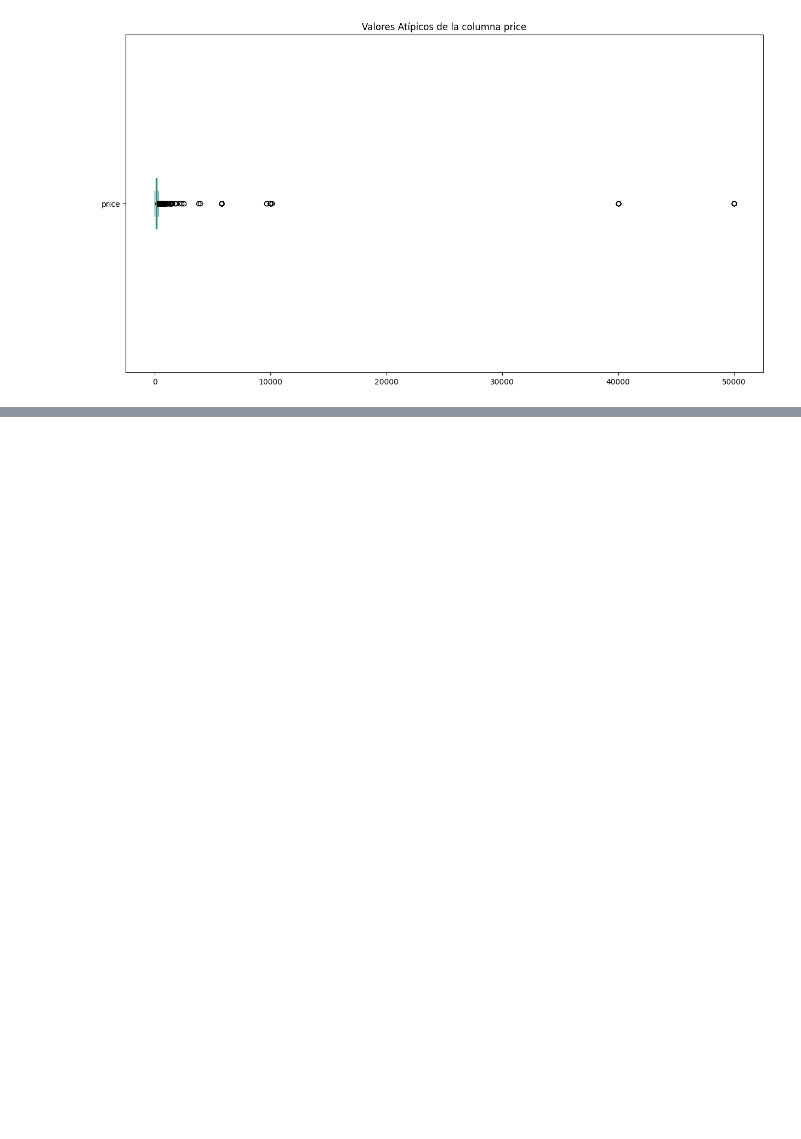
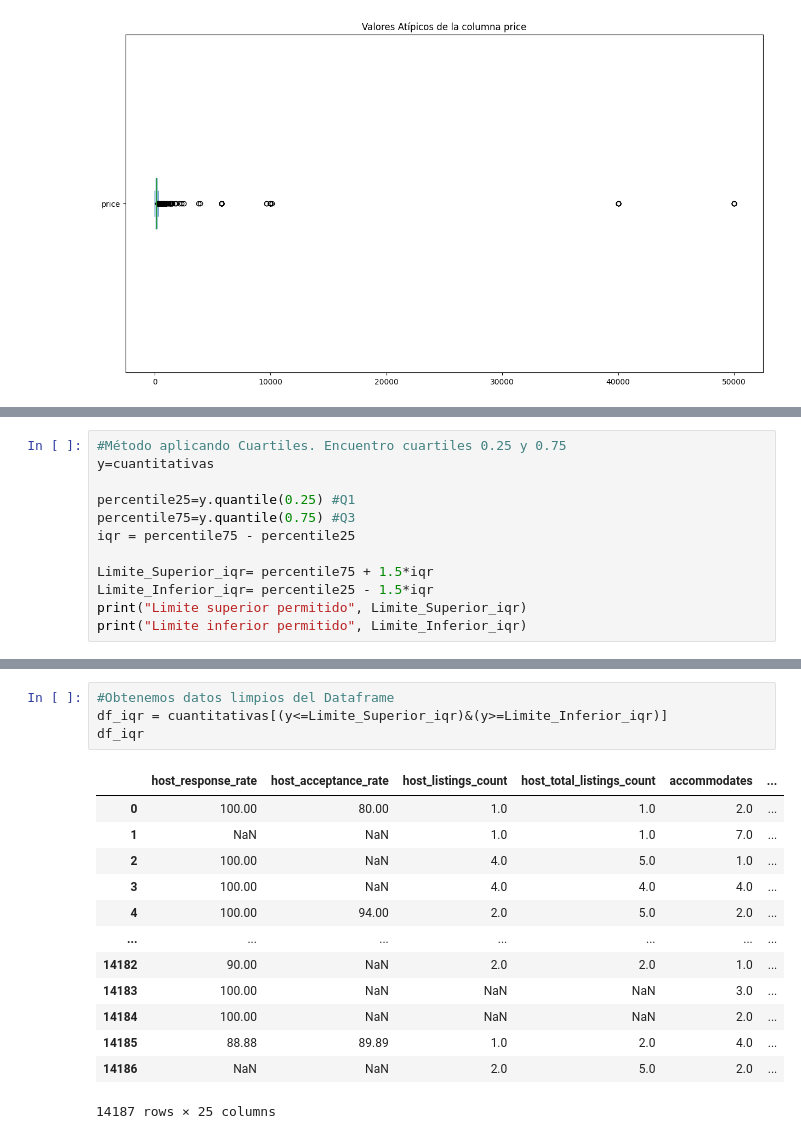
Before and after one commit to Raydays55/Valores_Atipicos, a Jupyter notebook: Actividad 4.2/Act_4_2.ipynb, the cells around one changed output, grey strips where cells are left out. Saved outputs shown, nothing was run; the diff lists cells and outputs as text; blank space fills up the shorter version.

```diff
--- a/Actividad 4.2/Act_4_2.ipynb
+++ b/Actividad 4.2/Act_4_2.ipynb
@@ -122,0 +132,12 @@ plt.show() #dibujamos el diagrama
+# %%
+#Método aplicando Cuartiles. Encuentro cuartiles 0.25 y 0.75
+y=cuantitativas
+
+percentile25=y.quantile(0.25) #Q1
+percentile75=y.quantile(0.75) #Q3
+iqr = percentile75 - percentile25
+
+Limite_Superior_iqr= percentile75 + 1.5*iqr
+Limite_Inferior_iqr= percentile25 - 1.5*iqr
+print("Limite superior permitido", Limite_Superior_iqr)
+print("Limite inferior permitido", Limite_Inferior_iqr)
@@ -122,0 +175,18 @@ plt.show() #dibujamos el diagrama
+# %%
+#Obtenemos datos limpios del Dataframe
+df_iqr = cuantitativas[(y<=Limite_Superior_iqr)&(y>=Limite_Inferior_iqr)]
+df_iqr
+# %% [output]
+|  | host_response_rate | host_acceptance_rate | host_listings_count | host_total_listings_count | accommodates | ... |
+| 0 | 100.00 | 80.00 | 1.0 | 1.0 | 2.0 | ... |
+| 1 | NaN | NaN | 1.0 | 1.0 | 7.0 | ... |
+| 2 | 100.00 | NaN | 4.0 | 5.0 | 1.0 | ... |
+| 3 | 100.00 | NaN | 4.0 | 4.0 | 4.0 | ... |
+| 4 | 100.00 | 94.00 | 2.0 | 5.0 | 2.0 | ... |
+| ... | ... | ... | ... | ... | ... | ... |
+| 14182 | 90.00 | NaN | 2.0 | 2.0 | 1.0 | ... |
+| 14183 | 100.00 | NaN | NaN | NaN | 3.0 | ... |
+| 14184 | 100.00 | NaN | NaN | NaN | 2.0 | ... |
+| 14185 | 88.88 | 89.89 | 1.0 | 2.0 | 4.0 | ... |
+| 14186 | NaN | NaN | 2.0 | 5.0 | 2.0 | ... |
+14187 rows × 25 columns
```
Also changed, not shown: parts of 8 cells of this notebook, 1 other file.
